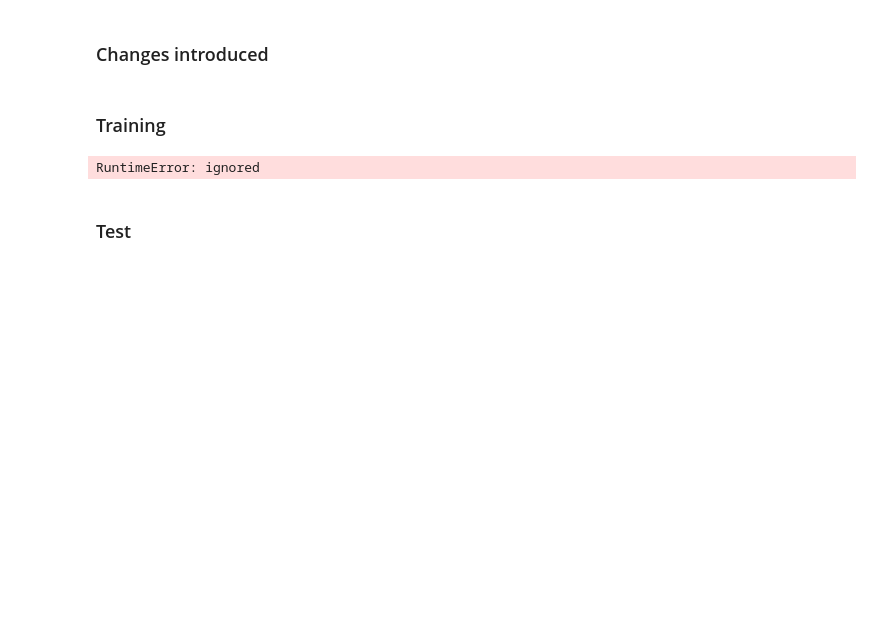
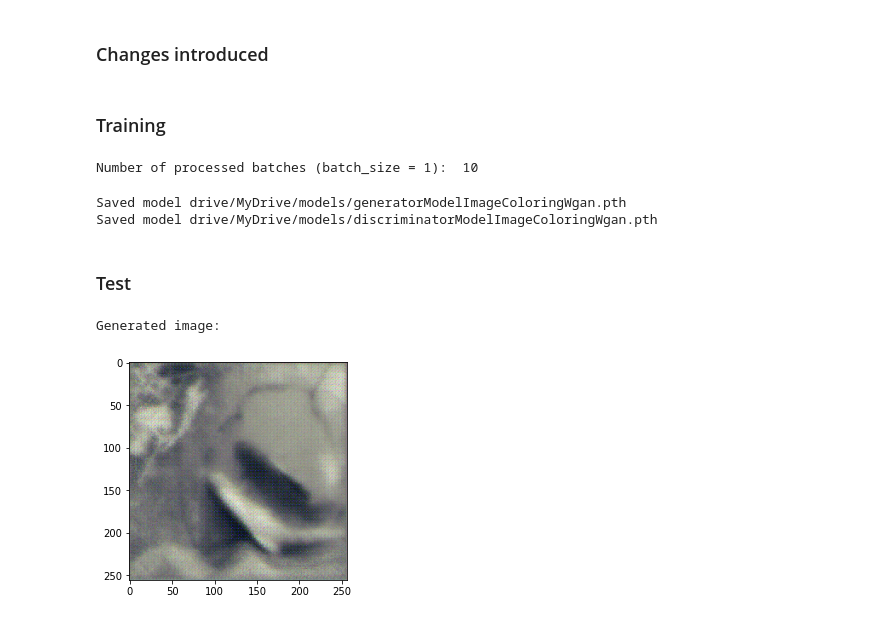
Before and after one commit to jemonra/ImageColouring, a Jupyter notebook: ColouringImageProject.ipynb, the cells around one changed output. Cells and saved outputs as stored; diff of their text form; code cells hidden in the pictures; blank space fills up the shorter version.

Commit message:
fixed error and added wgan with lpips

```diff
--- a/ColouringImageProject.ipynb
+++ b/ColouringImageProject.ipynb
@@ -816,7 +818,7 @@ for epoch in range(1, num_epochs + 1):
     discriminator_total_loss = (discriminator_real_loss + discriminator_fake_loss) / 2
 
     # compute gradients and run optimizer step
-    discriminator_total_loss.backward()
+    discriminator_total_loss.backward(retain_graph=True)
     discriminator_optimizer_wgan.step()
 
     # Train generator with real labels
@@ -827,7 +829,7 @@ for epoch in range(1, num_epochs + 1):
     gen_loss = generator_loss(generated_image, tg_img, discriminator_prediction, real_target)
 
     # compute gradients and run optimizer step
-    gen_loss.backward()
+    gen_loss.backward(retain_graph=True)
     generator_optimizer_wgan.step()
 
     if cnt % 10 == 0:
@@ -835,14 +837,30 @@ for epoch in range(1, num_epochs + 1):
 
     cnt = cnt + 1
 # %% [output]
-RuntimeError: ignored
+Number of processed batches (batch_size = 1):  10
 # %%
-generator_model_wgan_path = "./models/generatorModelImageColoringWgan.pth"
-discriminator_model_wgan_path = "./models/discriminatorModelImageColoringWgan.pth"
+generator_model_wgan_path = "drive/MyDrive/models/generatorModelImageColoringWgan.pth"
+discriminator_model_wgan_path = "drive/MyDrive/models/discriminatorModelImageColoringWgan.pth"
 
 save_model(generator_wgan, generator_model_wgan_path)
 save_model(discriminator_wgan, discriminator_model_wgan_path)
+# %% [output]
+Saved model drive/MyDrive/models/generatorModelImageColoringWgan.pth
+Saved model drive/MyDrive/models/discriminatorModelImageColoringWgan.pth
 # %% [markdown]
 ### Test
 # %%
-# TODO: test this new generator
+# TEST
+input_img, tg_img = dataset[0]
+input_img = input_img.unsqueeze(0)
+tg_img = tg_img.unsqueeze(0)
+
+out = generator_wgan.forward(input_img)
+
+out = out.detach()
+
+print('Generated image:')
+plot_image_minus1to1(out[0])
+# %% [output]
+Generated image:
+[figure, added]
```
Also changed, not shown: parts of 11 cells of this notebook.
